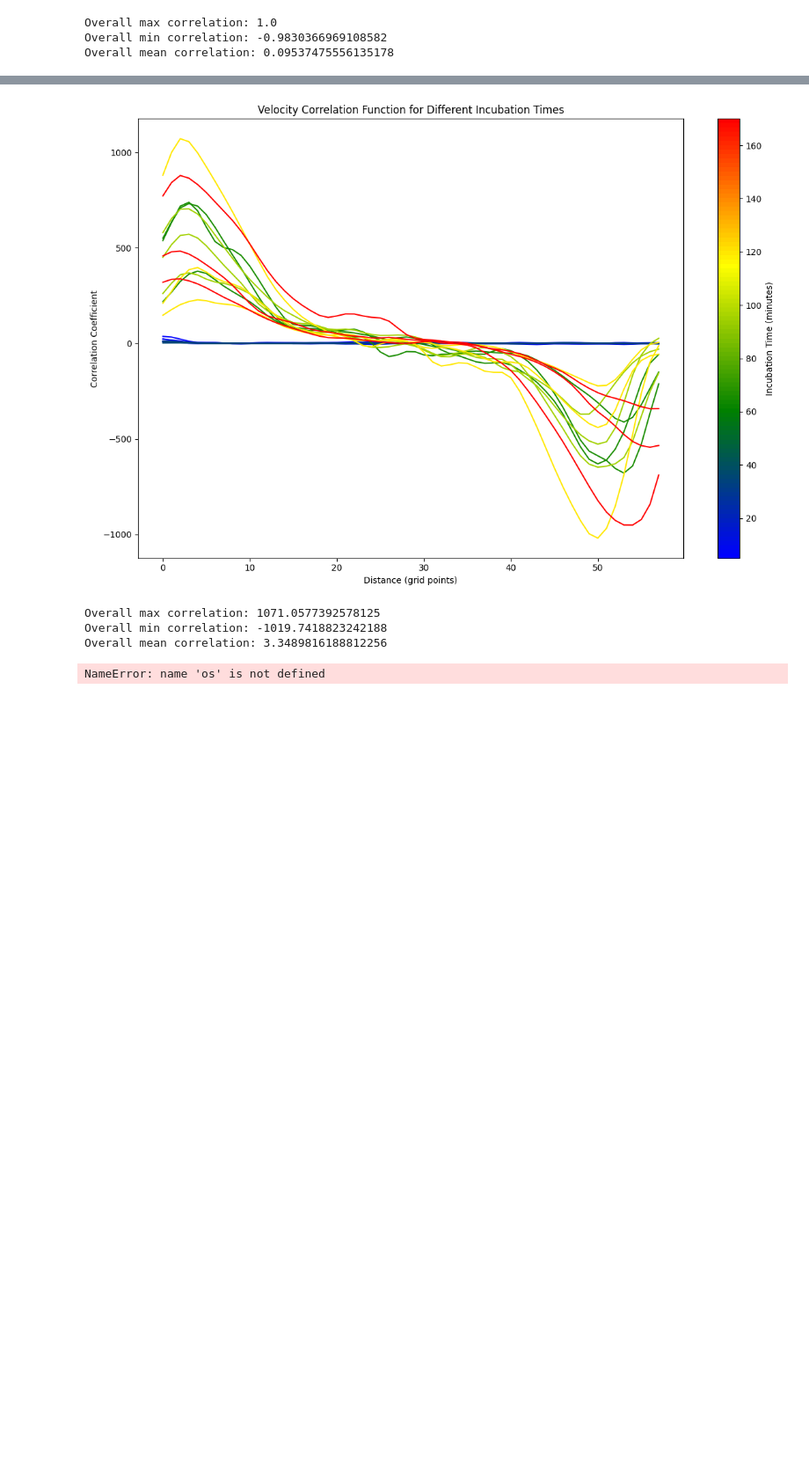
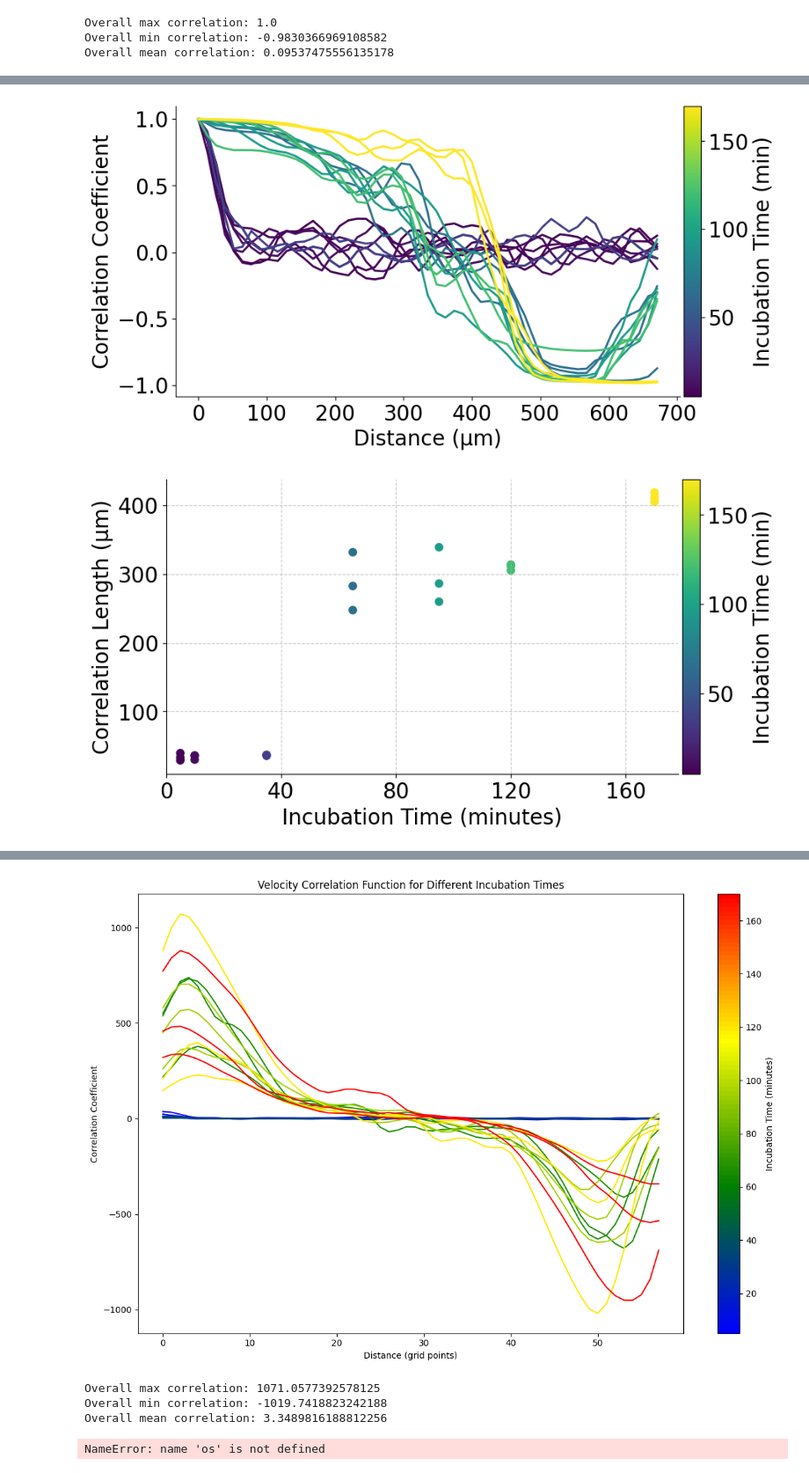
Before and after one commit to shichenliu97/active-matters-programmed-phase-transition, a Jupyter notebook: analysis/autocorrelation.ipynb, the cells around one changed output, grey strips where cells are left out. Shown at 88% size. Saved outputs shown, nothing was run; the diff lists cells and outputs as text; code cells hidden in the pictures; blank space fills up the shorter version.

```diff
--- a/analysis/autocorrelation.ipynb
+++ b/analysis/autocorrelation.ipynb
@@ -233,0 +413,78 @@ print(df_results)
+# %%
+#Get style parameters
+style_params = set_plot_style()
+
+# Velocity Correlation Function Plot
+fig = plt.figure(figsize=(style_params['FIGURE_WIDTH'], style_params['FIGURE_HEIGHT']))
+gs = fig.add_gridspec(1, 25)  # Create a 1x25 grid
+ax = fig.add_subplot(gs[0, :24])  # Main plot takes 24/25 of the width
+cax = fig.add_subplot(gs[0, 24])  # Colorbar axes takes 1/25 of the width
+
+correlation_lengths = []
+
+for time, correlation in zip(incubation_times, all_correlations):
+    distances = np.arange(len(correlation)) * 0.43 * 30  # µm
+
+    corr_length = calculate_correlation_length(distances, correlation, min_threshold=0.1)
+    correlation_lengths.append(corr_length)
+
+    color = cmap(norm(time))
+    ax.plot(distances, correlation, color=color, linewidth=style_params['LINE_WIDTH'])
+
+ax.set_xlabel('Distance (µm)')
+ax.set_ylabel('Correlation Coefficient')
+
+# Remove top and right spines
+ax.spines['top'].set_visible(False)
+ax.spines['right'].set_visible(False)
+
+# Colorbar
+sm = plt.cm.ScalarMappable(cmap=cmap, norm=norm)
+sm.set_array([])
+cbar = fig.colorbar(sm, cax=cax)
+cbar.set_label('Incubation Time (min)')
+
+plt.tight_layout()
+
+plt.show()
+
+import matplotlib.pyplot as plt
+import matplotlib.ticker as ticker
+from matplotlib.colors import Normalize
+
+# Correlation Length vs Incubation Time Plot
+fig = plt.figure(figsize=(style_params['FIGURE_WIDTH'], style_params['FIGURE_HEIGHT']))
+gs = fig.add_gridspec(1, 25)  # Create a 1x25 grid
+ax = fig.add_subplot(gs[0, :24])  # Main plot takes 24/25 of the width
+cax = fig.add_subplot(gs[0, 24])  # Colorbar axes takes 1/25 of the width
+
+# Convert frame numbers to minutes
+incubation_times_minutes = [time for time in incubation_times]
+
+scatter = ax.scatter(incubation_times_minutes, correlation_lengths,
+                     c=incubation_times_minutes, cmap='viridis',
+                     norm=Normalize(vmin=min(incubation_times_minutes), vmax=max(incubation_times_minutes)),
+                     s=style_params['SCATTER_SIZE'])
+
+ax.set_xlabel('Incubation Time (minutes)')
+ax.set_ylabel('Correlation Length (µm)')
+
+# Remove top and right spines
+ax.spines['top'].set_visible(False)
+ax.spines['right'].set_visible(False)
+ax.grid(True, linestyle='--', alpha=0.7)
+
+# Colorbar
+cbar = fig.colorbar(scatter, cax=cax)
+cbar.set_label('Incubation Time (min)')
+
+# Set x-axis to start at 0 and show fewer ticks
+ax.set_xlim(left=0)
+ax.xaxis.set_major_locator(ticker.MaxNLocator(integer=True, nbins=5))
+
+plt.tight_layout()
+
+plt.show()
+# %% [output]
+[figure, added]
+[figure, added]
```
Also changed, not shown: parts of 9 cells of this notebook.
